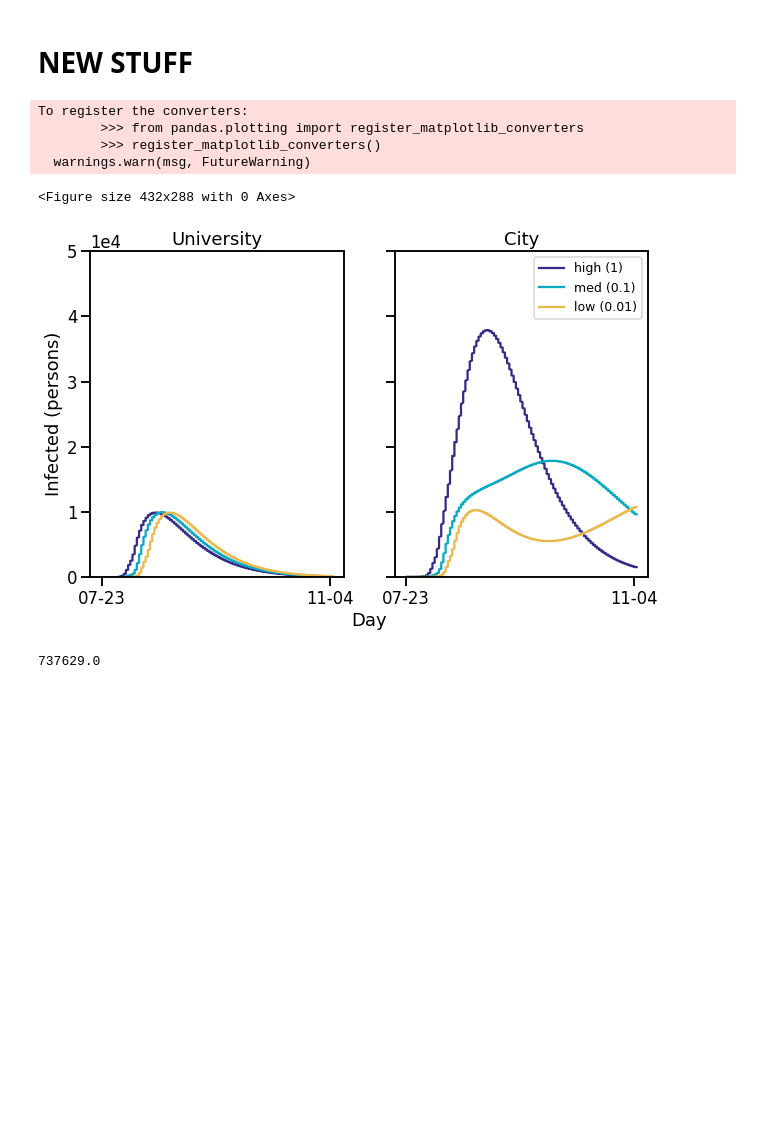
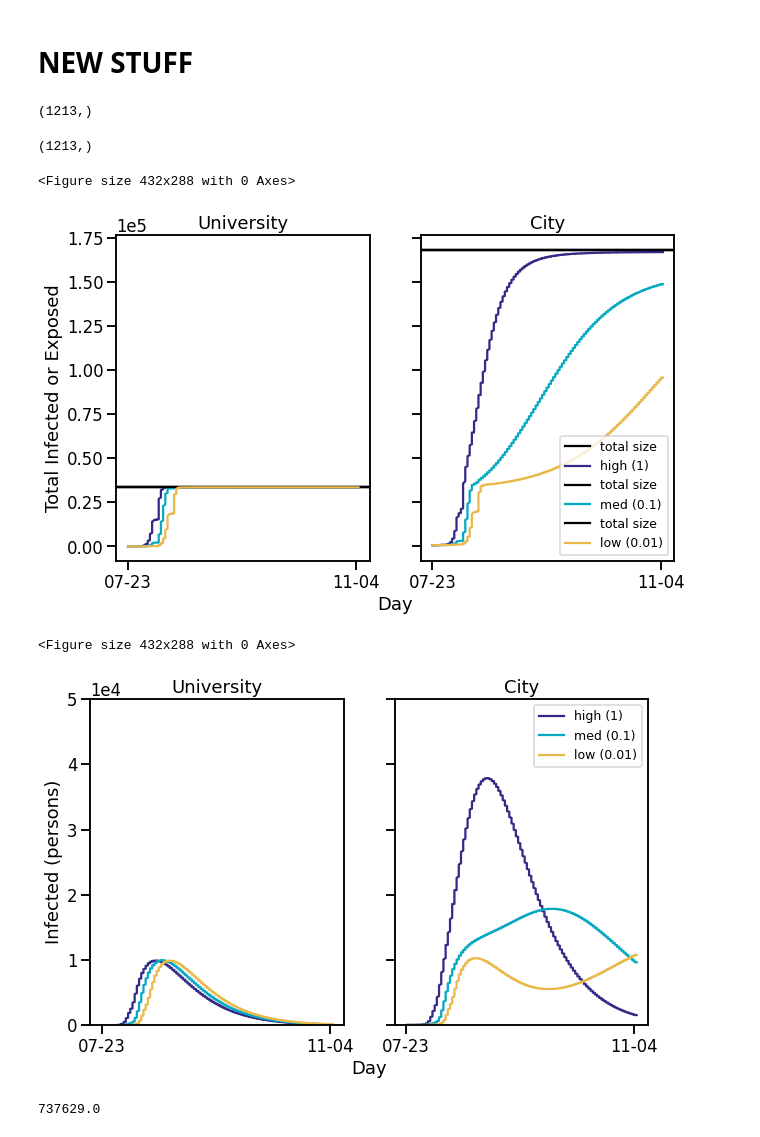
Before and after one commit to clairevalva/mcrn_multi_DA, a Jupyter notebook: multiscale_plot.ipynb, the cells around one changed output. Drawn from its saved outputs; the diff is of its cells as text; code cells hidden in the pictures; blank space fills up the shorter version.

Commit message:
added total exposed curve

```diff
--- a/multiscale_plot.ipynb
+++ b/multiscale_plot.ipynb
@@ -102,6 +100,9 @@ runsy = [np.reshape(np.concatenate(datays[xx],axis = -1),(6,3,np.size(runst [xx]
          for xx in range(len(toload))]
 # %%
 coupling_labels = ["high (1)", "med (0.1)", "low (0.01)"]
+# %%
+uni_size = int(33.5*(10**3)) # 33.5k
+city_size = int(168*(10**3)) # 168k
 # %% [markdown]
 # NEW STUFF
 # %%
@@ -111,6 +112,57 @@ date_list = [[datetime.date(2020,7,23) + datetime.timedelta(days=np.floor(x)) +
 plot_dates = [matplotlib.dates.date2num(entry) for entry in date_list]
 
 ticks = [datetime.date(2020,3,9), datetime.date(2020,7,23), datetime.date(2020,11,4)]
+# %%
+t_E.shape
+# %% [output]
+(1213,)
+# %%
+runsy[xx][0,0].shape
+# %% [output]
+(1213,)
+# %%
+plt.clf()
+sns.set_context("talk")
+f, (ax1, ax2) = plt.subplots(nrows=1, ncols=2,
+                             figsize = (10,6),
+                             sharex = True, sharey = True)
+for xx in range(len(toload)):
+    ax1.axhline(y=uni_size, c = "black")
+    ax2.axhline(y=city_size, label = "total size", c = "black")
+    ax1.plot(runst[xx], uni_size - runsy[xx][0,0],
+             label = coupling_labels[xx], color = parula[xx*25], ms = 4 )
+    ax2.plot(runst[xx], city_size - np.add(runsy[xx][0,0],runsy[xx][0,1]),
+             label = coupling_labels[xx], color = parula[xx*25], ms = 4 )
+
+ax2.ticklabel_format(axis="y", style="sci", scilimits=(0,0))
+ax1.ticklabel_format(axis="y", style="sci", scilimits=(0,0))
+
+ax1.set_ylabel("Total Infected or Exposed")
+ax1.set_title("University")
+ax1.set_xticks(ticks[1:])
+ax2.set_xticks(ticks[1:])
+ax2.set_title("City")
+
+
+ax1.xaxis.set_major_formatter(mdates.DateFormatter('%m-%d'))
+#ax2.set_ylim(0,5*(10**4))
+
+
+plt.legend()
+
+# add common x title
+f.add_subplot(111, frameon=False)
+# hide tick and tick label of the big axis
+plt.tick_params(labelcolor='none', top=False,
+                bottom=False, left=False, right=False)
+plt.xlabel("Day")
+ax2.legend(fontsize = 'x-small')
+
+plt.savefig("figures/06_total_exp.png")
+plt.show()
+# %% [output]
+<Figure size 432x288 with 0 Axes>
+[figure, added]
 # %%
 plt.clf()
 sns.set_context("talk")
@@ -147,14 +199,10 @@ plt.tick_params(labelcolor='none', top=False,
 plt.xlabel("Day")
 ax2.legend(fontsize = 'x-small')
 
-plt.savefig("figures/06_new.png")
+plt.savefig("figures/06_infected_curve.png")
 plt.show()
 # %% [output]
-To register the converters:
-        >>> from pandas.plotting import register_matplotlib_converters
-        >>> register_matplotlib_converters()
-  warnings.warn(msg, FutureWarning)
+<Figure size 432x288 with 0 Axes>
-<Figure size 432x288 with 0 Axes>
 [figure]
 # %%
 toloadQ = ["multi_Q=0.5_csize=15_per=3_msize500_sch=none_coupling=1.0.npy",
```
Also changed, not shown: parts of 6 cells of this notebook, 5 other files.
